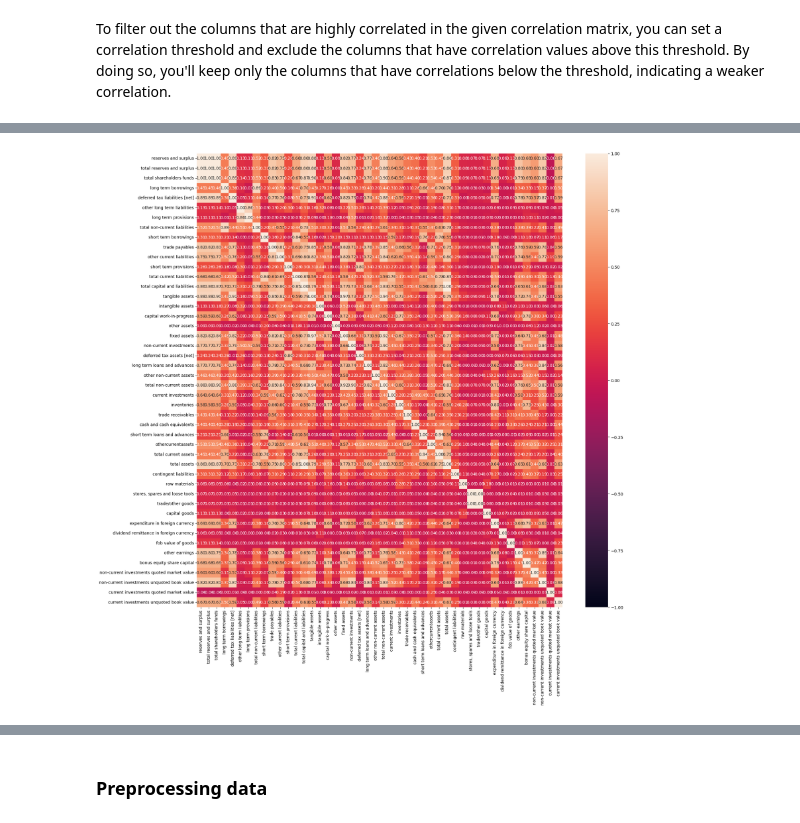
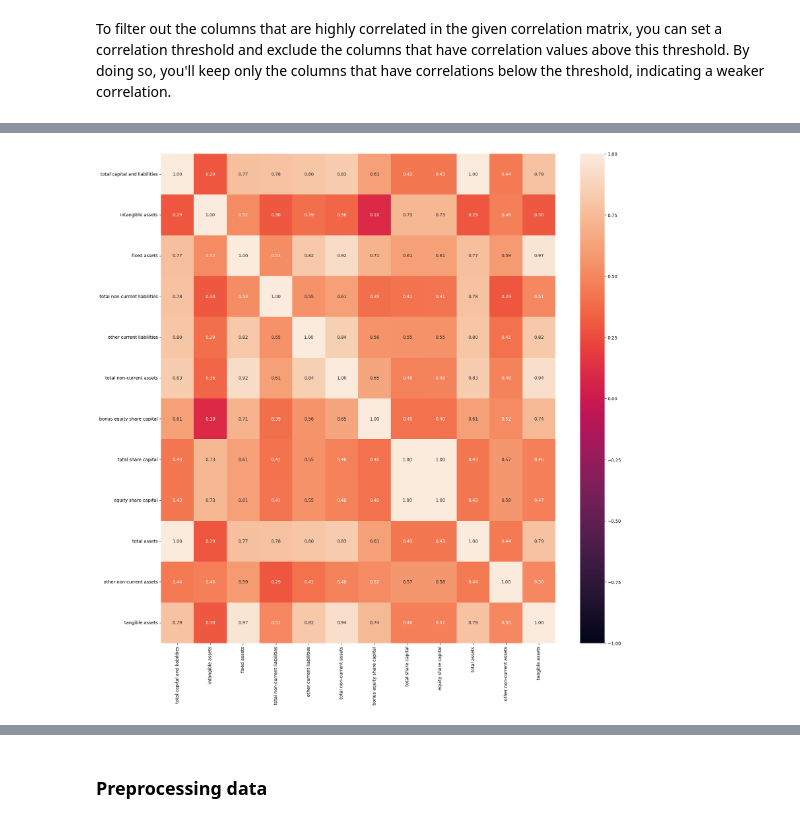
Before and after one commit to Diljitsingh14/NSE-BalanceSheet-Analysis-Clustering, a Jupyter notebook: Non-banking balance sheet analyse.ipynb, the cells around one changed output, grey strips where cells are left out. Drawn from its saved outputs; the diff is of its cells as text; code cells hidden in the pictures.

```diff
--- a/Non-banking balance sheet analyse.ipynb
+++ b/Non-banking balance sheet analyse.ipynb
@@ -110,0 +135,5 @@ data.dropna().shape
+# %%
+# drop missing values
+print(f"Shape of original data: {data.shape}")
+data.dropna(inplace=True)
+print(f"Shape of data after deleting missing values: {data.shape}")
@@ -152,7 +237,7 @@ plt.show()
 
 To filter out the columns that are highly correlated in the given correlation matrix, you can set a correlation threshold and exclude the columns that have correlation values above this threshold. By doing so, you'll keep only the columns that have correlations below the threshold, indicating a weaker correlation.
 # %%
-def get_uncorrelated_columns(data_frame, threshold=0.8):
+def get_correlated_columns(data_frame, threshold=0.8):
     if not isinstance(data_frame, pd.DataFrame):
         raise ValueError("Input must be a pandas DataFrame.")
 
@@ -166,12 +251,9 @@ def get_uncorrelated_columns(data_frame, threshold=0.8):
     highly_neg_corr_columns = corr_matrix.columns[corr_matrix.iloc[0] < -threshold]
 
     # Combine both lists to get the final list of columns to exclude
-    columns_to_exclude = set(highly_pos_corr_columns).union(set(highly_neg_corr_columns))
-
-    # Get the columns that are not highly correlated
-    uncorrelated_columns = [col for col in data_frame.columns if col not in columns_to_exclude]
-
-    return uncorrelated_columns
+    return [col for col in set(highly_pos_corr_columns).union(set(highly_neg_corr_columns))]
 
 
-unreated_cols = get_uncorrelated_columns(data[num_cols],0.8)
+
+related_cols = get_correlated_columns(data[num_cols],0.4)
+print(len(related_cols))
@@ -178,8 +277,8 @@ unreated_cols = get_uncorrelated_columns(data[num_cols],0.8)
 # %%
 
 plt.figure(figsize=(20,20))
-sb.heatmap(data[unreated_cols].corr(),annot=True,fmt=".2f",vmin=-1,vmax=1)
+sb.heatmap(data[related_cols].corr(),annot=True,fmt=".2f",vmin=-1,vmax=1)
 plt.show()
 # %% [output]
-[figure, old version]
+[figure, new version]
 # %%
```
Also changed, not shown: parts of 44 cells of this notebook.
